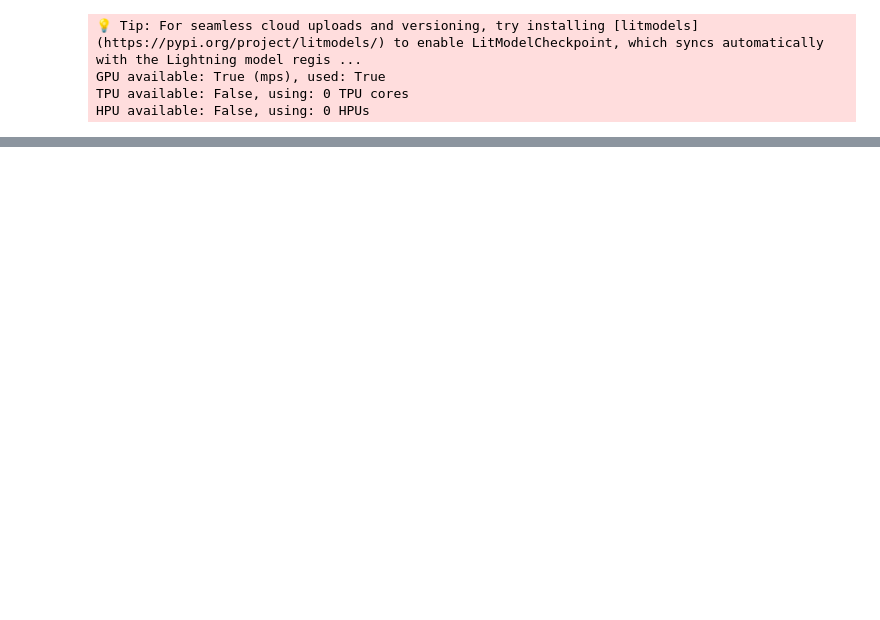
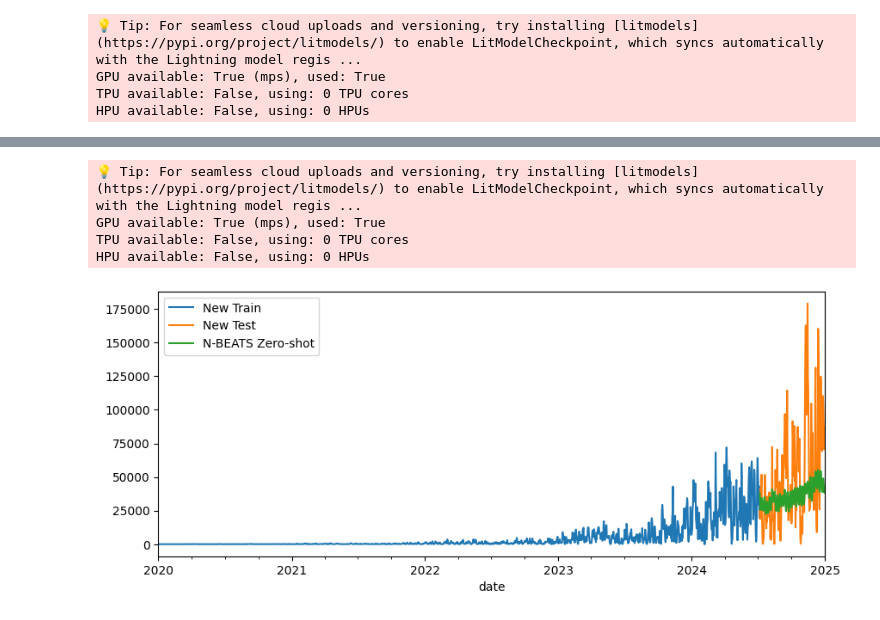
Before and after one commit to sktime/sktime-workshop-pycon-colombia-2025, a Jupyter notebook: notebooks/02_panel.ipynb, the cells around one changed output, grey strips where cells are left out. Drawn from its saved outputs; the diff is of its cells as text; code cells hidden in the pictures; blank space fills up the shorter version.

```diff
--- a/notebooks/02_panel.ipynb
+++ b/notebooks/02_panel.ipynb
@@ -727,0 +699,16 @@ fig.show()
+# %%
+y_pred_zeroshot = nbeats.predict(fh=fh, y=new_y_train)
+# %% [output]
+💡 Tip: For seamless cloud uploads and versioning, try installing [litmodels](https://pypi.org/project/litmodels/) to enable LitModelCheckpoint, which syncs automatically with the Lightning model regis ...
+GPU available: True (mps), used: True
+TPU available: False, using: 0 TPU cores
+HPU available: False, using: 0 HPUs
+# %%
+fig, ax = plt.subplots(figsize=(10, 4))
+new_y_train["sales"].plot.line(ax=ax, label="New Train")
+new_y_test["sales"].plot.line(ax=ax, label="New Test")
+y_pred_zeroshot["sales"].plot.line(ax=ax, label="N-BEATS Zero-shot")
+plt.legend()
+plt.show()
+# %% [output]
+[figure, added]
```
Also changed, not shown: parts of 6 cells of this notebook, 1 other file.
